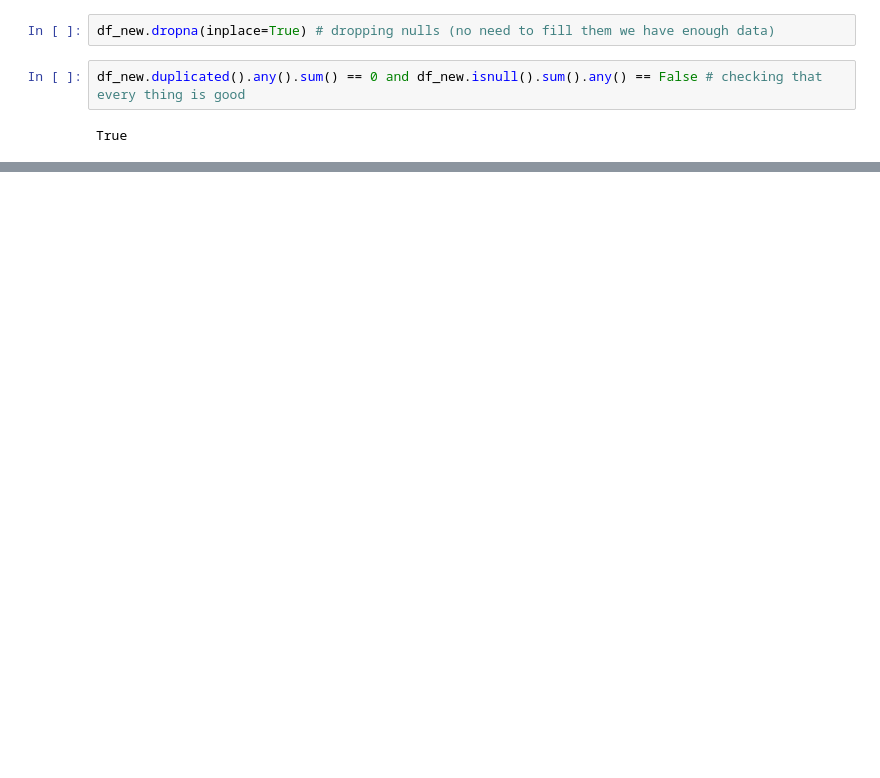
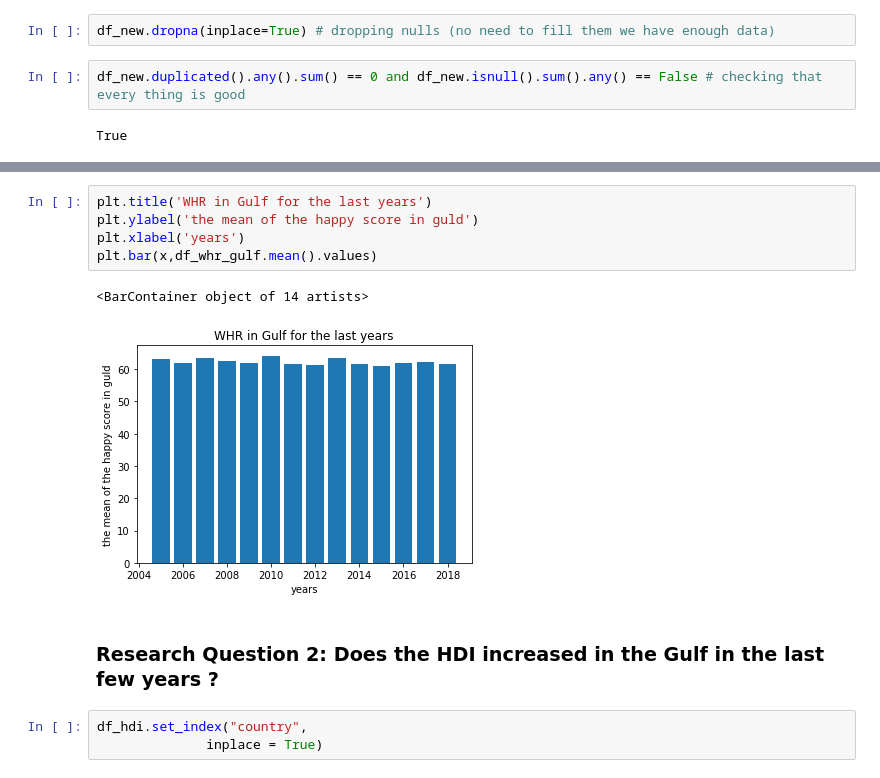
Before and after one commit to MrRiybot/HDI_WHR_invistagtion, a Jupyter notebook: investigate-a-dataset-template-checkpoint.ipynb, the cells around one changed output, grey strips where cells are left out. Cells and saved outputs as stored; diff of their text form; blank space fills up the shorter version.

```diff
--- a/investigate-a-dataset-template-checkpoint.ipynb
+++ b/investigate-a-dataset-template-checkpoint.ipynb
@@ -297,0 +464,13 @@ corr
+# %%
+plt.title('WHR in Gulf for the last years')
+plt.ylabel('the mean of the happy score in guld')
+plt.xlabel('years')
+plt.bar(x,df_whr_gulf.mean().values)
+# %% [output]
+<BarContainer object of 14 artists>
+[figure, added]
+# %% [markdown]
+### Research Question 2: Does the HDI increased in the Gulf in the last few years ?
+# %%
+df_hdi.set_index("country",
+              inplace = True)
```
Also changed, not shown: parts of 89 cells of this notebook, 1 other file.
